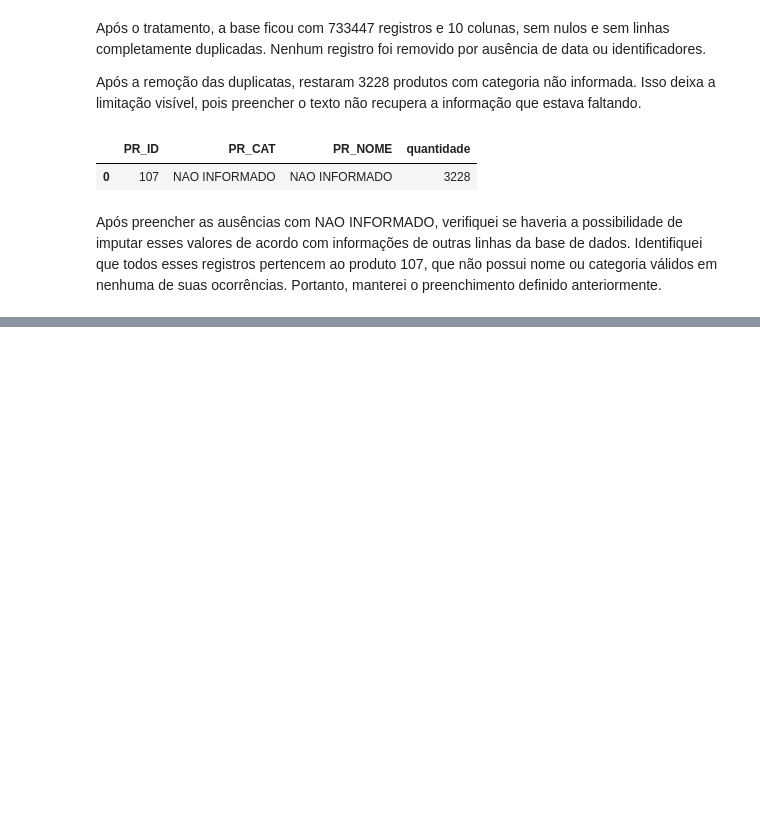
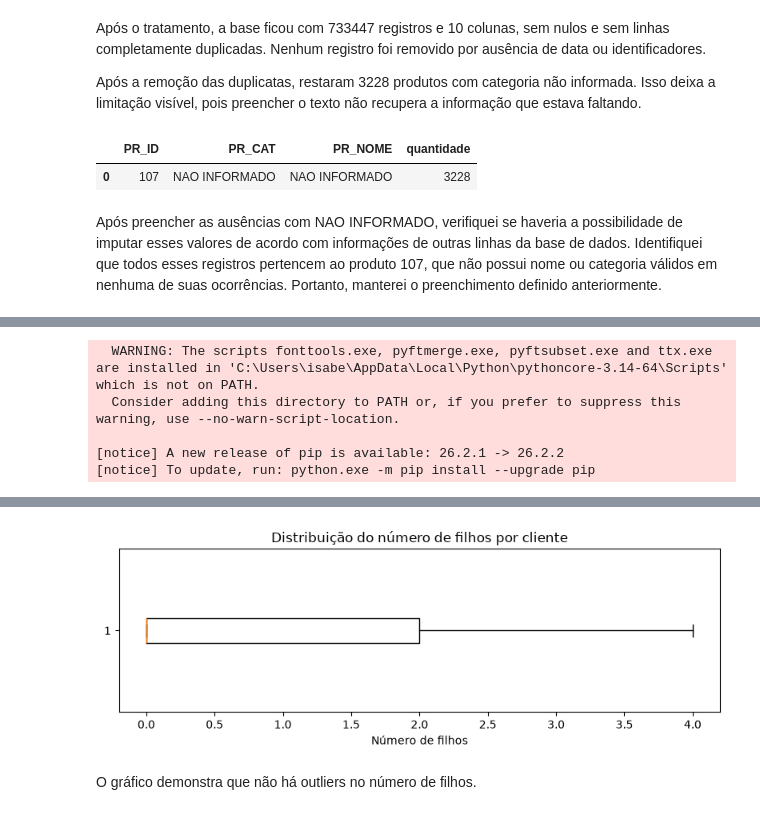
Before and after one commit to isabelagomesdacosta-gif/Miniprojeto_IsabelaGomesDaCosta_Analise_de_Dados_T1, a Jupyter notebook: mini_projeto_analise_de_dados_com_python.ipynb, the cells around one changed output, grey strips where cells are left out. Saved outputs shown, nothing was run; the diff lists cells and outputs as text; code cells hidden in the pictures; blank space fills up the shorter version.

Commit message:
analise_estatistica_coluna_nmr_fh

```diff
--- a/mini_projeto_analise_de_dados_com_python.ipynb
+++ b/mini_projeto_analise_de_dados_com_python.ipynb
@@ -372,0 +403,20 @@ Após preencher as ausências com NAO INFORMADO, verifiquei se haveria a possibi
+# %%
+# Verifica se um cliente possui mais de um número de filhos informado
+filhos_por_cliente = df_limpo.groupby("CL_ID")["CL_FHL"].nunique()
+clientes_divergentes = filhos_por_cliente[filhos_por_cliente > 1].index
+
+print("Clientes com números de filhos divergentes:", len(clientes_divergentes))
+
+# Usa somente clientes com informação consistente e não ausente
+df_clientes = (
+    df_limpo.loc[~df_limpo["CL_ID"].isin(clientes_divergentes), ["CL_ID", "CL_FHL"]]
+    .dropna(subset=["CL_FHL"])
+    .drop_duplicates(subset=["CL_ID"])
+)
+
+estatisticas_clientes = df_clientes["CL_FHL"].describe().to_frame("por_cliente")
+estatisticas_clientes.loc["mediana", "por_cliente"] = df_clientes["CL_FHL"].median()
+modas_clientes = df_clientes["CL_FHL"].mode().tolist()
+
+display(estatisticas_registros.join(estatisticas_clientes))
+print("Moda(s) por cliente:", modas_clientes)
@@ -372,0 +454,23 @@ Após preencher as ausências com NAO INFORMADO, verifiquei se haveria a possibi
+# %%
+%pip install matplotlib
+import matplotlib.pyplot as plt
+
+# Verifica possíveis outliers do número de filhos, considerando cada cliente uma vez
+plt.figure(figsize=(8, 3))
+
+plt.boxplot(
+    df_clientes["CL_FHL"].dropna(),
+    vert=False,
+    whis=1.5
+)
+
+plt.title("Distribuição do número de filhos por cliente")
+plt.xlabel("Número de filhos")
+plt.tight_layout()
+plt.show()
+# %% [output]
+  WARNING: The scripts fonttools.exe, pyftmerge.exe, pyftsubset.exe and ttx.exe are installed in 'C:\Users\isabe\AppData\Local\Python\pythoncore-3.14-64\Scripts' which is not on PATH.
+  Consider adding this directory to PATH or, if you prefer to suppress this warning, use --no-warn-script-location.
+
+[notice] A new release of pip is available: 26.2.1 -> 26.2.2
+[notice] To update, run: python.exe -m pip install --upgrade pip
@@ -372,0 +494,3 @@ Após preencher as ausências com NAO INFORMADO, verifiquei se haveria a possibi
+[figure, added]
+# %% [markdown]
+O gráfico demonstra que não há outliers no número de filhos.
```
Also changed, not shown: parts of 8 cells of this notebook.
